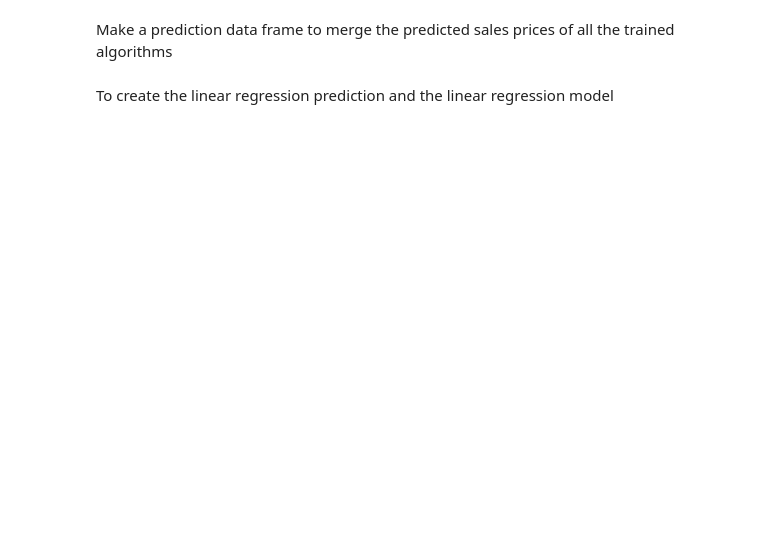
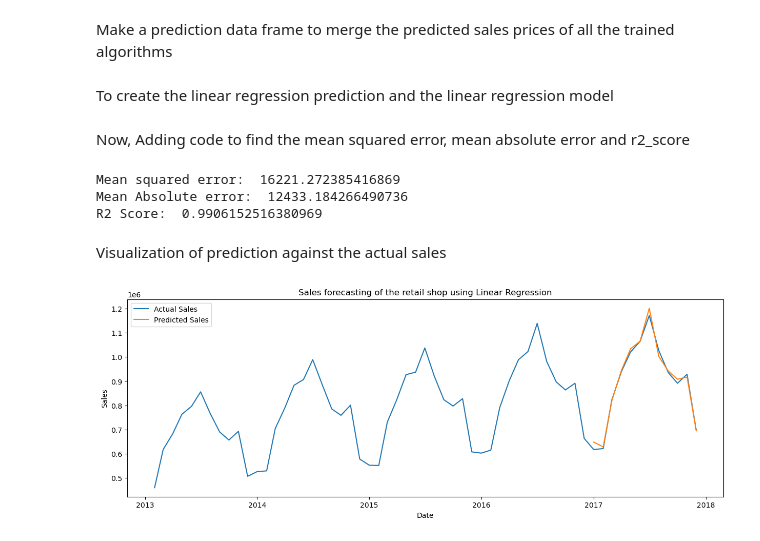
Before and after one commit to Siddhantrao/Sales-forecast, a Jupyter notebook: sales_forecast.ipynb, the cells around one changed output. Cells and saved outputs as stored; diff of their text form; code cells hidden in the pictures; blank space fills up the shorter version.

Commit message:
Added Visualization of the prediction

```diff
--- a/sales_forecast.ipynb
+++ b/sales_forecast.ipynb
@@ -166,3 +164,33 @@ for index in range(0, len(lr_predictor_test_set)):
     result_list.append(lr_predictor_test_set[index][0] + actual_sales[index])
 lr_pre_series = pd.Series(result_list, name="Linear Prediction")
 predict_df = predict_df.merge(lr_pre_series, left_index=True, right_index=True)
+# %% [markdown]
+Now, Adding code to find the mean squared error, mean absolute error and r2_score
+# %%
+lr_mean_squared_error = np.sqrt(mean_squared_error(predict_df['Linear Prediction'], monthly_sales_data['sales'][-12:]))
+lr_mean_absolute_error = mean_absolute_error(predict_df['Linear Prediction'], monthly_sales_data['sales'][-12:])
+lr_r2 = r2_score(predict_df['Linear Prediction'], monthly_sales_data['sales'][-12:])
+
+print("Mean squared error: ", lr_mean_squared_error)
+print("Mean Absolute error: ", lr_mean_absolute_error)
+print("R2 Score: ", lr_r2)
+# %% [output]
+Mean squared error:  16221.272385416869
+Mean Absolute error:  12433.184266490736
+R2 Score:  0.9906152516380969
+# %% [markdown]
+Visualization of prediction against the actual sales
+# %%
+plt.figure(figsize=(15,5))
+# Plotting actual sales
+plt.plot(monthly_sales_data['date'], monthly_sales_data['sales'])
+
+# Plotting Predicted Sales
+plt.plot(predict_df['date'], predict_df['Linear Prediction'])
+plt.title("Sales forecasting of the retail shop using Linear Regression")
+plt.xlabel("Date")
+plt.ylabel("Sales")
+plt.legend(['Actual Sales', 'Predicted Sales'])
+plt.show()
+# %% [output]
+[figure, added]
```
Also changed, not shown: parts of 4 cells of this notebook.
